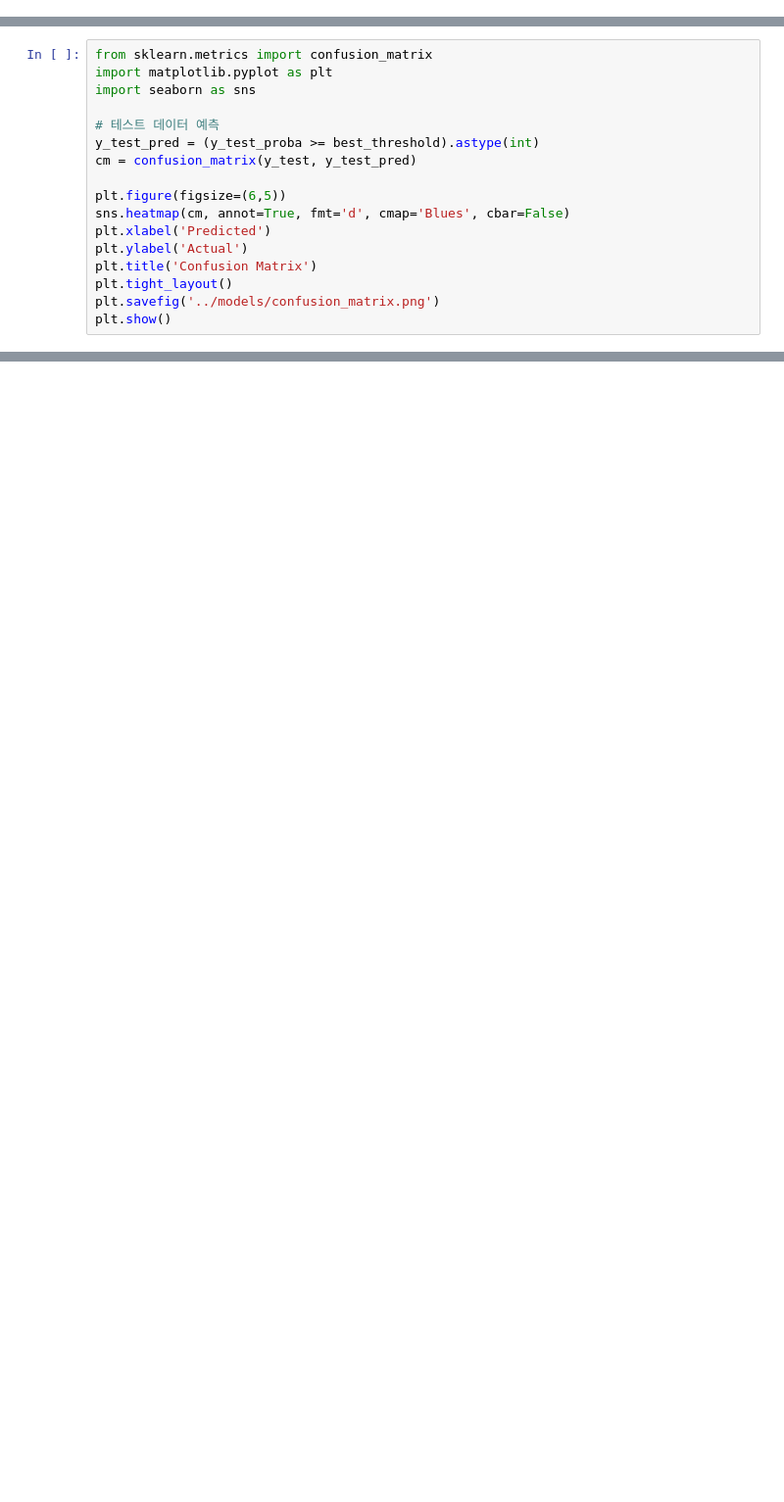
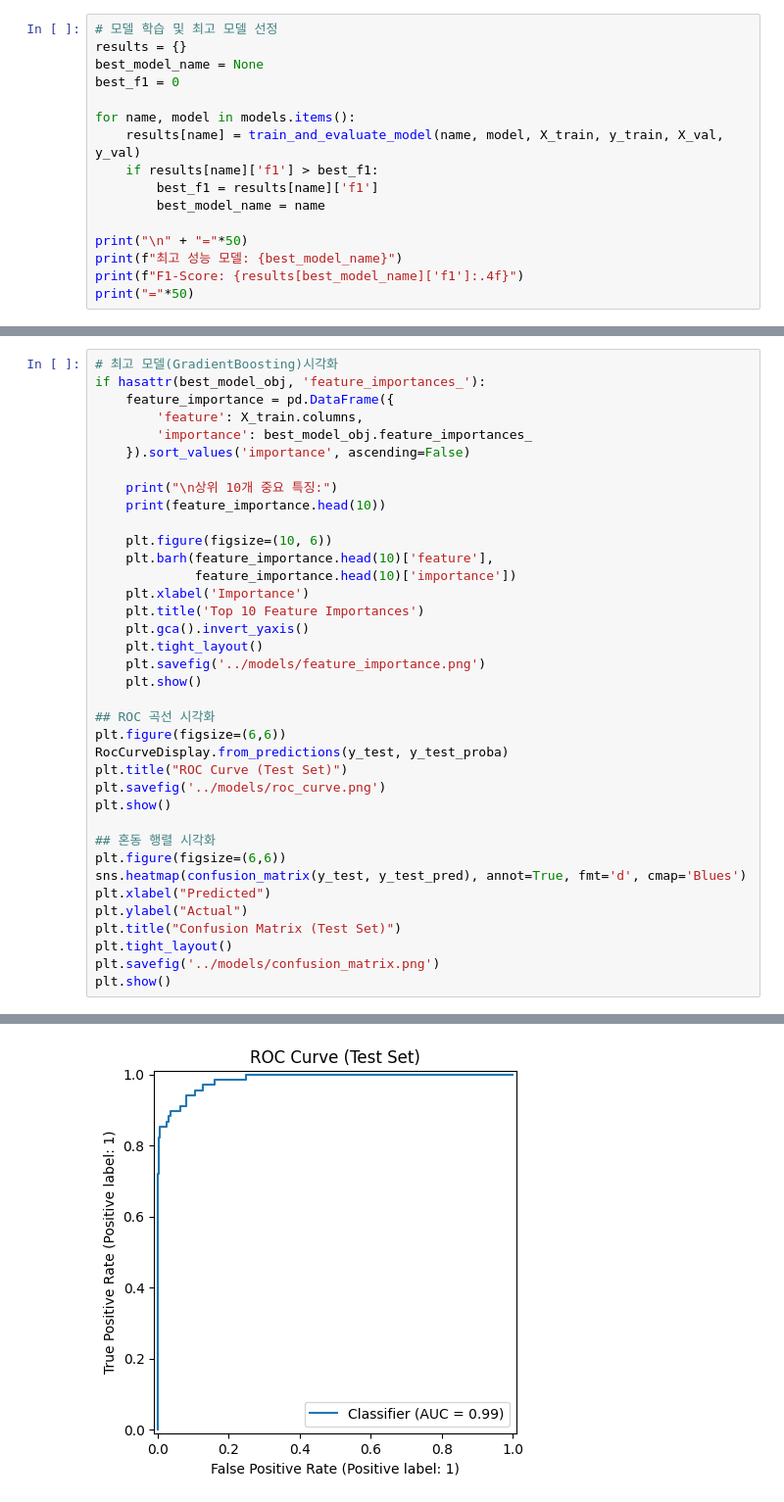
Before and after one commit to 33hyun/SmartMachineGuard, a Jupyter notebook: notebooks/real_final_model.ipynb, the cells around one changed output, grey strips where cells are left out. Shown at 98% size. Cells and saved outputs as stored; diff of their text form; blank space fills up the shorter version.

Commit message:
fix: 최종 모델 => GradientBoosting 선정 및 모델, 시각화 자료 저장

```diff
--- a/notebooks/real_final_model.ipynb
+++ b/notebooks/real_final_model.ipynb
@@ -204,0 +114,16 @@ F1-Score: 0.7755
+# %%
+# 모델 학습 및 최고 모델 선정
+results = {}
+best_model_name = None
+best_f1 = 0
+
+for name, model in models.items():
+    results[name] = train_and_evaluate_model(name, model, X_train, y_train, X_val, y_val)
+    if results[name]['f1'] > best_f1:
+        best_f1 = results[name]['f1']
+        best_model_name = name
+
+print("\n" + "="*50)
+print(f"최고 성능 모델: {best_model_name}")
+print(f"F1-Score: {results[best_model_name]['f1']:.4f}")
+print("="*50)
@@ -223,17 +185,37 @@ plt.show()
 # %%
-from sklearn.metrics import confusion_matrix
-import matplotlib.pyplot as plt
-import seaborn as sns
+# 최고 모델(GradientBoosting)시각화
+if hasattr(best_model_obj, 'feature_importances_'):
+    feature_importance = pd.DataFrame({
+        'feature': X_train.columns,
+        'importance': best_model_obj.feature_importances_
+    }).sort_values('importance', ascending=False)
 
-# 테스트 데이터 예측
-y_test_pred = (y_test_proba >= best_threshold).astype(int)
-cm = confusion_matrix(y_test, y_test_pred)
+    print("\n상위 10개 중요 특징:")
+    print(feature_importance.head(10))
 
-plt.figure(figsize=(6,5))
-sns.heatmap(cm, annot=True, fmt='d', cmap='Blues', cbar=False)
-plt.xlabel('Predicted')
-plt.ylabel('Actual')
-plt.title('Confusion Matrix')
+    plt.figure(figsize=(10, 6))
+    plt.barh(feature_importance.head(10)['feature'],
+             feature_importance.head(10)['importance'])
+    plt.xlabel('Importance')
+    plt.title('Top 10 Feature Importances')
+    plt.gca().invert_yaxis()
+    plt.tight_layout()
+    plt.savefig('../models/feature_importance.png')
+    plt.show()
+
+## ROC 곡선 시각화
+plt.figure(figsize=(6,6))
+RocCurveDisplay.from_predictions(y_test, y_test_proba)
+plt.title("ROC Curve (Test Set)")
+plt.savefig('../models/roc_curve.png')
+plt.show()
+
+## 혼동 행렬 시각화
+plt.figure(figsize=(6,6))
+sns.heatmap(confusion_matrix(y_test, y_test_pred), annot=True, fmt='d', cmap='Blues')
+plt.xlabel("Predicted")
+plt.ylabel("Actual")
+plt.title("Confusion Matrix (Test Set)")
 plt.tight_layout()
 plt.savefig('../models/confusion_matrix.png')
 plt.show()
@@ -241,0 +237 @@ plt.show()
+[figure, added]
```
Also changed, not shown: parts of 5 cells of this notebook, 4 other files.
